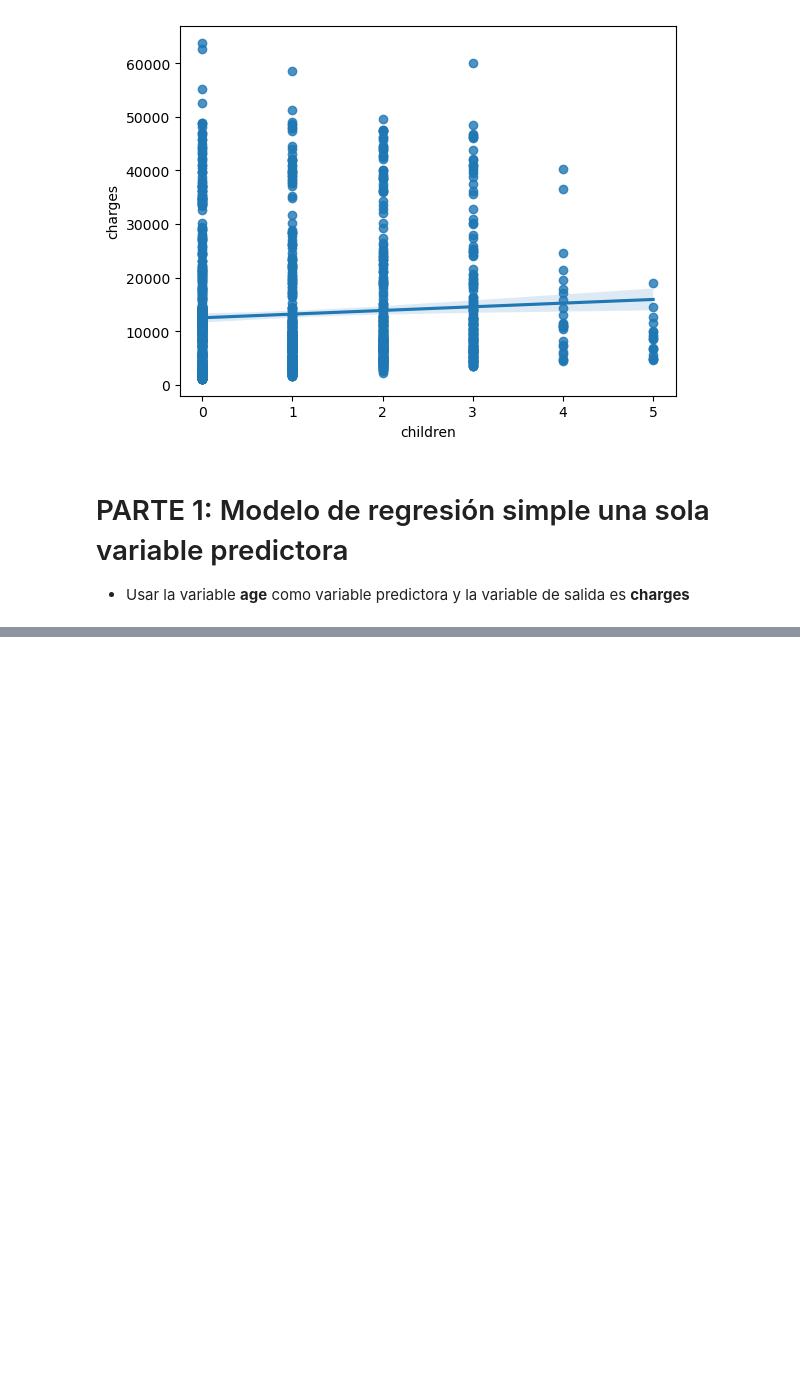
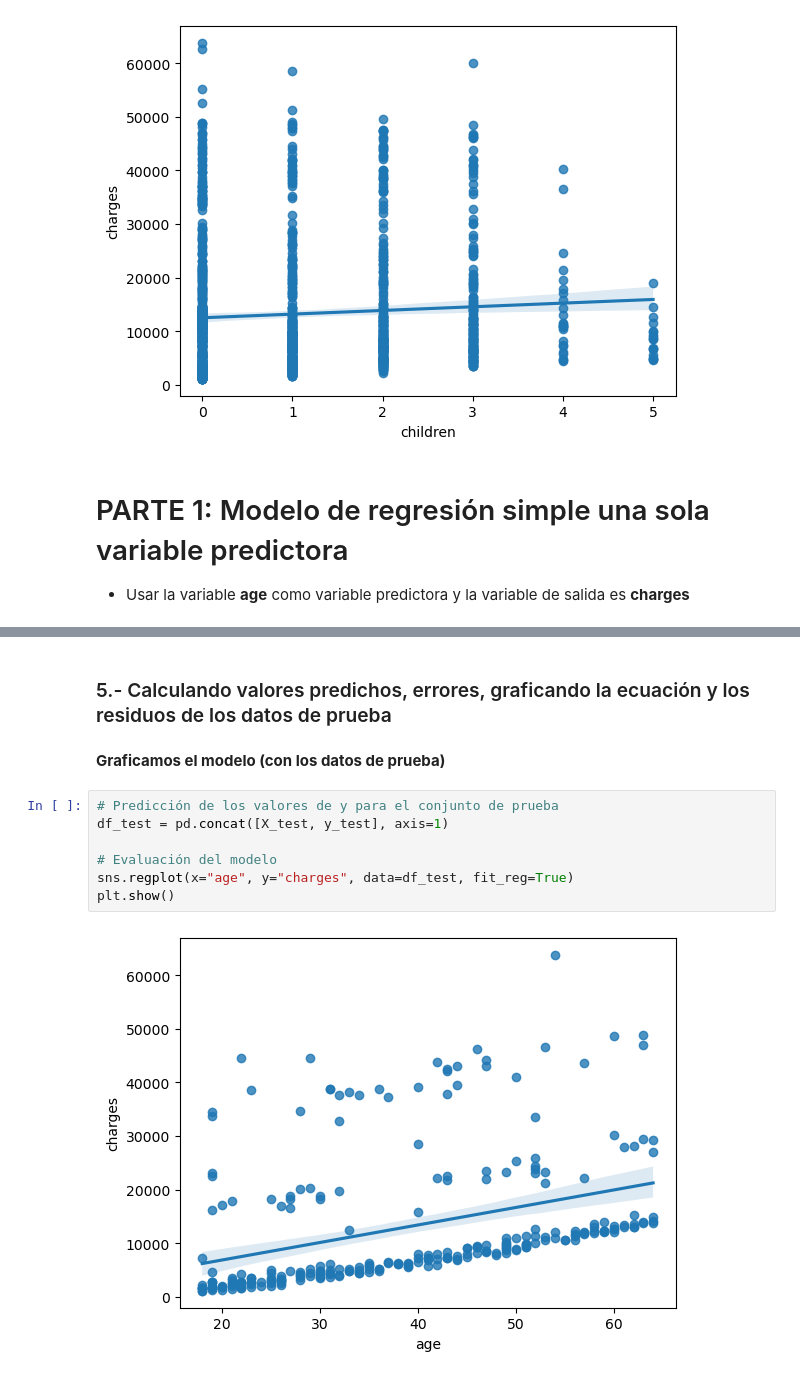
Before and after one commit to jgomezz/cpe_ciencia_datos_python_2026, a Jupyter notebook: mod3_analitica_datos_python/semana_04_evaluacion_modelo_ejercicio.ipynb, the cells around one changed output, grey strips where cells are left out. Saved outputs shown, nothing was run; the diff lists cells and outputs as text; blank space fills up the shorter version.

```diff
--- a/mod3_analitica_datos_python/semana_04_evaluacion_modelo_ejercicio.ipynb
+++ b/mod3_analitica_datos_python/semana_04_evaluacion_modelo_ejercicio.ipynb
@@ -129,0 +201,13 @@ plt.show()
+# %% [markdown]
+### 5.- Calculando valores predichos, errores, graficando la ecuación y los residuos de los datos de prueba
+# %% [markdown]
+**Graficamos el modelo (con los datos de prueba)**
+# %%
+# Predicción de los valores de y para el conjunto de prueba
+df_test = pd.concat([X_test, y_test], axis=1)
+
+# Evaluación del modelo
+sns.regplot(x="age", y="charges", data=df_test, fit_reg=True)
+plt.show()
+# %% [output]
+[figure, added]
```
Also changed, not shown: parts of 15 cells of this notebook.
